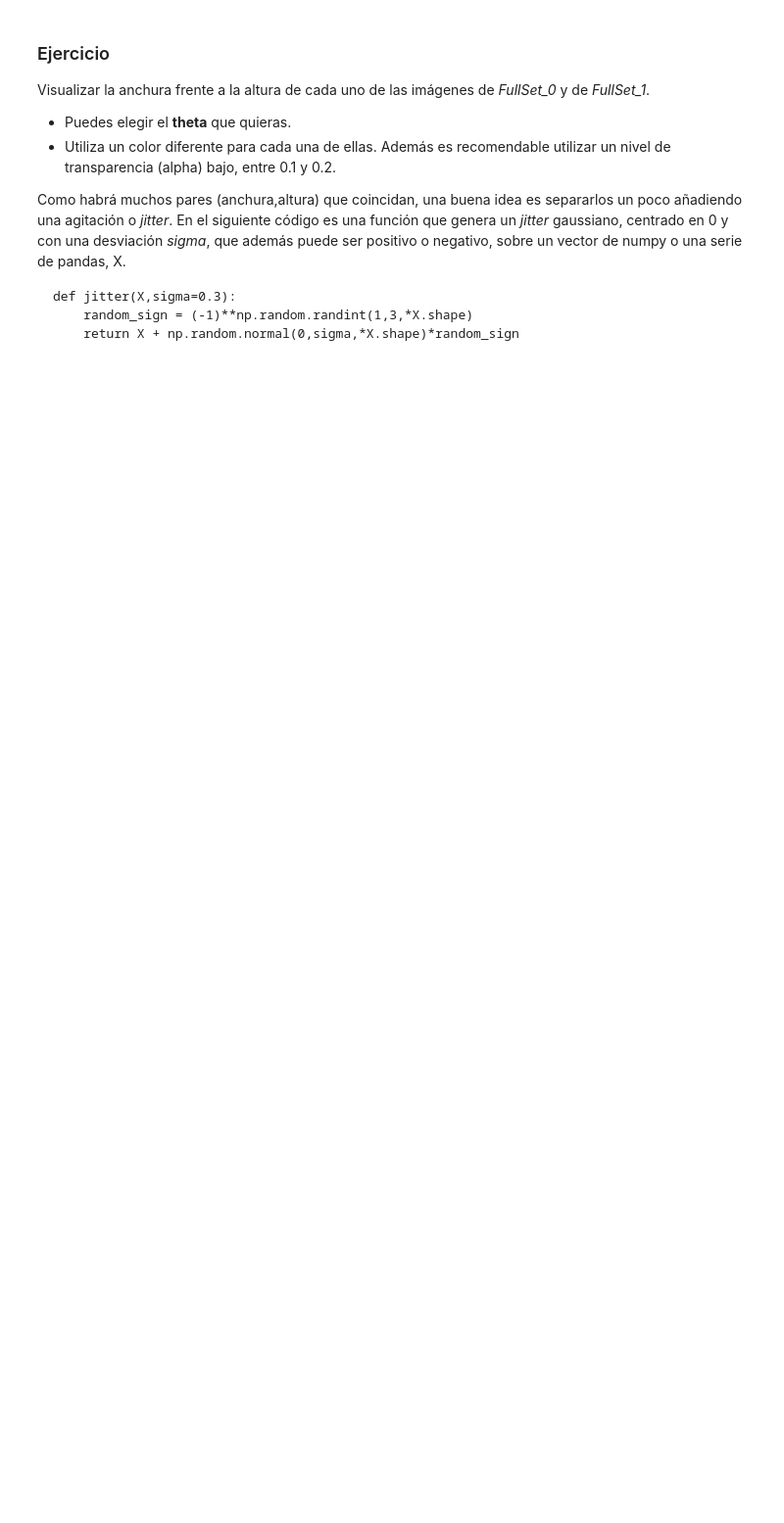
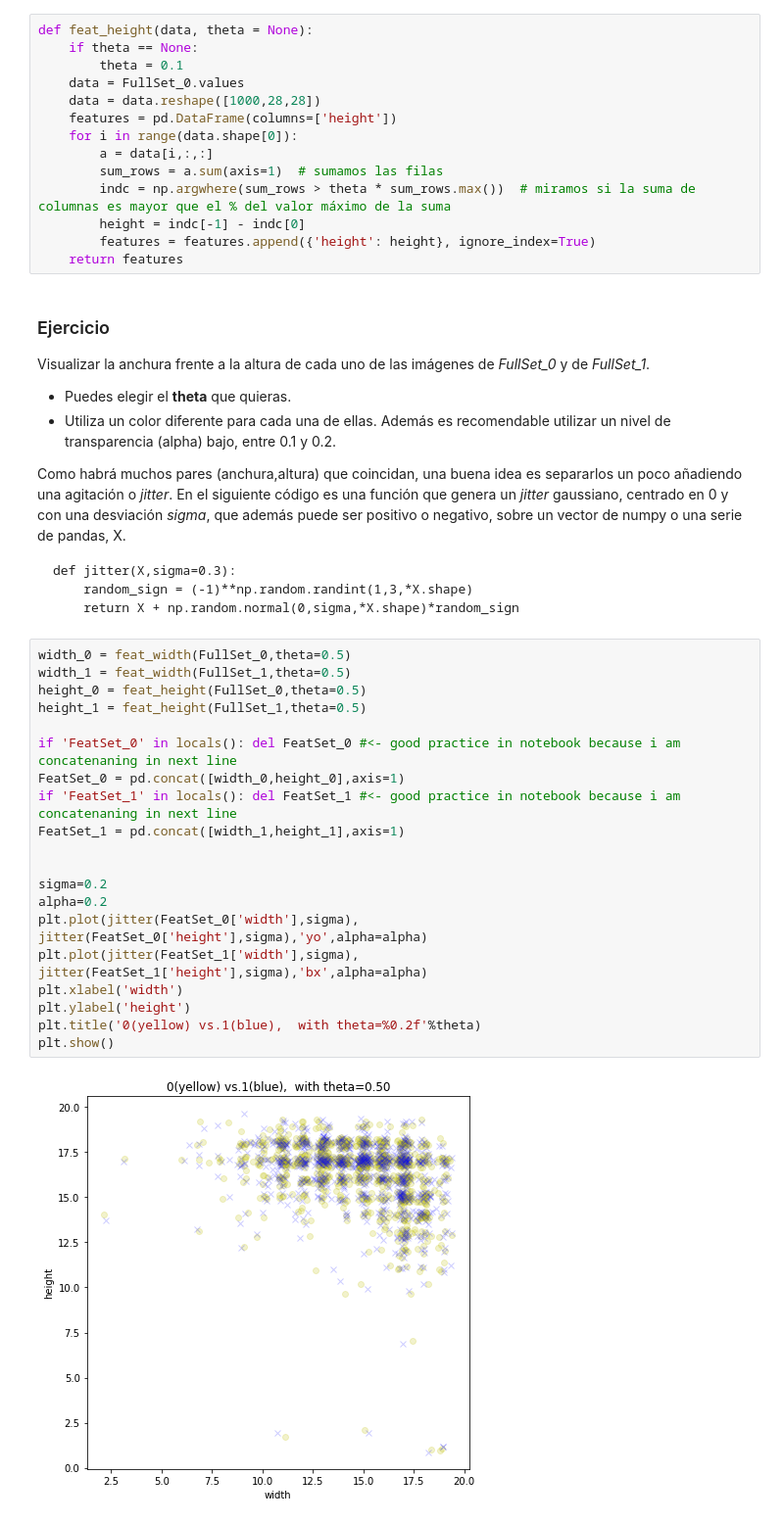
Before and after one commit to davidmubernal/MUVA_RP_2020, a Jupyter notebook: Bloque1_ML/S01_operaciones_basicas_dataset/02_extraccion_caracteristicas.ipynb, the cells around one changed output. Shown: that part at 98% size. Cells and saved outputs as stored; diff of their text form; blank space fills up the shorter version.

```diff
--- a/Bloque1_ML/S01_operaciones_basicas_dataset/02_extraccion_caracteristicas.ipynb
+++ b/Bloque1_ML/S01_operaciones_basicas_dataset/02_extraccion_caracteristicas.ipynb
@@ -129,3 +143,17 @@ Así podemos utilizar un for para recorrer cada imagen y luego utilizar los mét
+# %%
+def feat_height(data, theta = None):
+    if theta == None:
+        theta = 0.1
+    data = FullSet_0.values
+    data = data.reshape([1000,28,28])
+    features = pd.DataFrame(columns=['height'])
+    for i in range(data.shape[0]):
+        a = data[i,:,:]
+        sum_rows = a.sum(axis=1)  # sumamos las filas
+        indc = np.argwhere(sum_rows > theta * sum_rows.max())  # miramos si la suma de columnas es mayor que el % del valor máximo de la suma
+        height = indc[-1] - indc[0]
+        features = features.append({'height': height}, ignore_index=True)
+    return features
 # %% [markdown]
 ### Ejercicio
 Visualizar la anchura frente a la altura de cada uno de las imágenes de *FullSet_0* y de *FullSet_1*.<br>
@@ -137,3 +165,25 @@ Como habrá muchos pares (anchura,altura) que coincidan, una buena idea es separ
     def jitter(X,sigma=0.3):
         random_sign = (-1)**np.random.randint(1,3,*X.shape)
         return X + np.random.normal(0,sigma,*X.shape)*random_sign
+# %%
+width_0 = feat_width(FullSet_0,theta=0.5)
+width_1 = feat_width(FullSet_1,theta=0.5)
+height_0 = feat_height(FullSet_0,theta=0.5)
+height_1 = feat_height(FullSet_1,theta=0.5)
+
+if 'FeatSet_0' in locals(): del FeatSet_0 #<- good practice in notebook because i am concatenaning in next line
+FeatSet_0 = pd.concat([width_0,height_0],axis=1)
+if 'FeatSet_1' in locals(): del FeatSet_1 #<- good practice in notebook because i am concatenaning in next line
+FeatSet_1 = pd.concat([width_1,height_1],axis=1)
+
+
+sigma=0.2
+alpha=0.2
+plt.plot(jitter(FeatSet_0['width'],sigma), jitter(FeatSet_0['height'],sigma),'yo',alpha=alpha)
+plt.plot(jitter(FeatSet_1['width'],sigma), jitter(FeatSet_1['height'],sigma),'bx',alpha=alpha)
+plt.xlabel('width')
+plt.ylabel('height')
+plt.title('0(yellow) vs.1(blue),  with theta=%0.2f'%theta)
+plt.show()
+# %% [output]
+[figure, added]
```
Also changed, not shown: parts of 7 cells of this notebook, 1 other file.
